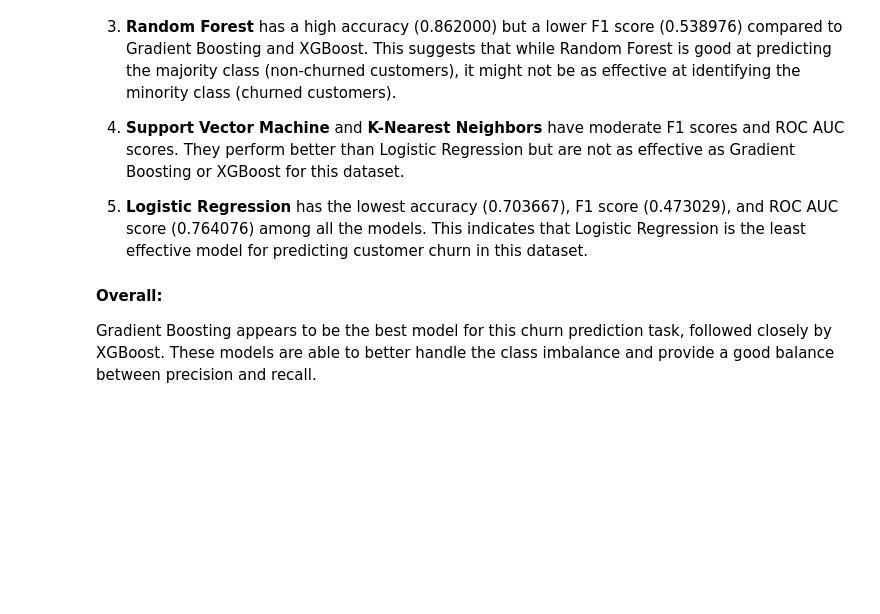
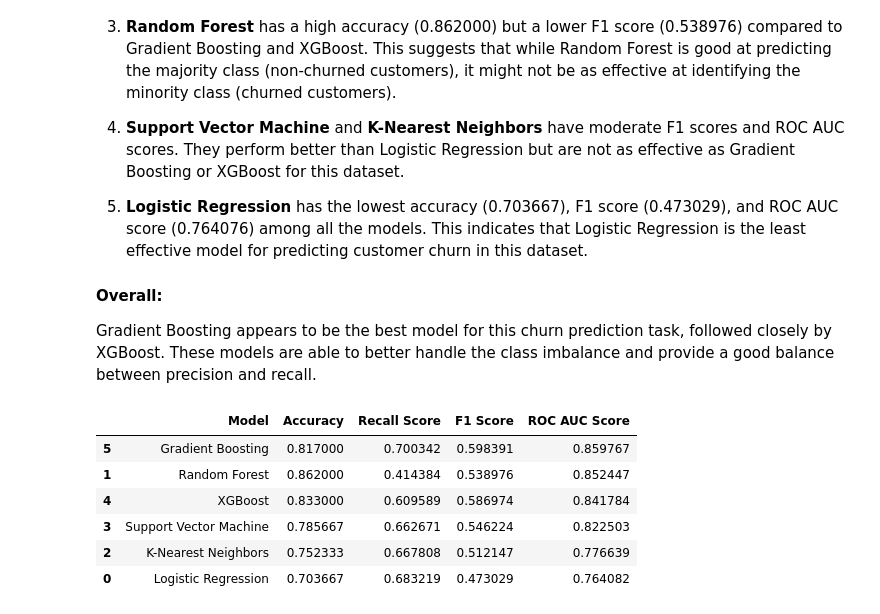
Before and after one commit to Ahadx488/customer-churn-ml, a Jupyter notebook: customer_churn_ml.ipynb, the cells around one changed output. Saved outputs shown, nothing was run; the diff lists cells and outputs as text; code cells hidden in the pictures; blank space fills up the shorter version.

Commit message:
Fix results table and model evaluation

```diff
--- a/customer_churn_ml.ipynb
+++ b/customer_churn_ml.ipynb
@@ -347,3 +452,13 @@ From the results of the classification models on the churn prediction dataset, w
 #### Overall:
 
 Gradient Boosting appears to be the best model for this churn prediction task, followed closely by XGBoost. These models are able to better handle the class imbalance and provide a good balance between precision and recall.
+# %%
+results_df.sort_values(by='ROC AUC Score', ascending=False)
+# %% [output]
+|  | Model | Accuracy | Recall Score | F1 Score | ROC AUC Score |
+| 5 | Gradient Boosting | 0.817000 | 0.700342 | 0.598391 | 0.859767 |
+| 1 | Random Forest | 0.862000 | 0.414384 | 0.538976 | 0.852447 |
+| 4 | XGBoost | 0.833000 | 0.609589 | 0.586974 | 0.841784 |
+| 3 | Support Vector Machine | 0.785667 | 0.662671 | 0.546224 | 0.822503 |
+| 2 | K-Nearest Neighbors | 0.752333 | 0.667808 | 0.512147 | 0.776639 |
+| 0 | Logistic Regression | 0.703667 | 0.683219 | 0.473029 | 0.764082 |
```
Also changed, not shown: parts of 7 cells of this notebook.
